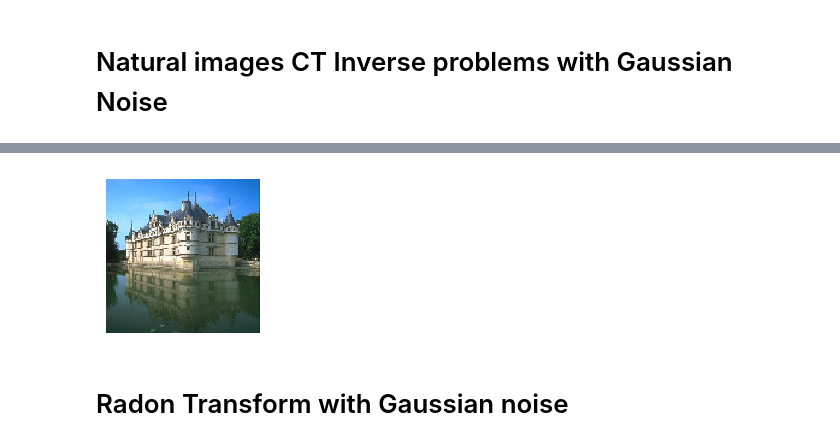
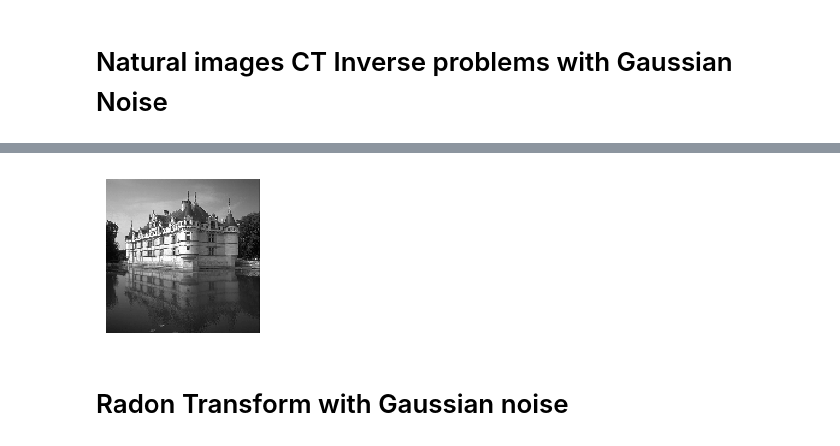
Before and after one commit to Amino21786/TfRPnP, a Jupyter notebook: NaturalCTPnP.ipynb, the cells around one changed output, grey strips where cells are left out. Cells and saved outputs as stored; diff of their text form; code cells hidden in the pictures.

```diff
--- a/NaturalCTPnP.ipynb
+++ b/NaturalCTPnP.ipynb
@@ -27,13 +40,13 @@ img.reshape(1, 1, 2048, 1536)
 # %%
 url = get_image_url("CBSD_0010.png")
-x1 = load_url_image(url, grayscale = False).to(device)
+x1 = load_url_image(url, grayscale = True).to(device)
 x = torch.tensor(x1, device=device, dtype=torch.float)
 x = torch.nn.functional.interpolate(x, size=(128, 128))
 img_size = x.shape[1:]
 
 plot(x)
 # %% [output]
-[figure, old version]
+[figure, new version]
 # %% [markdown]
 # Radon Transform with Gaussian noise
 # %%
```
Also changed, not shown: parts of 13 cells of this notebook, 14 other files.
